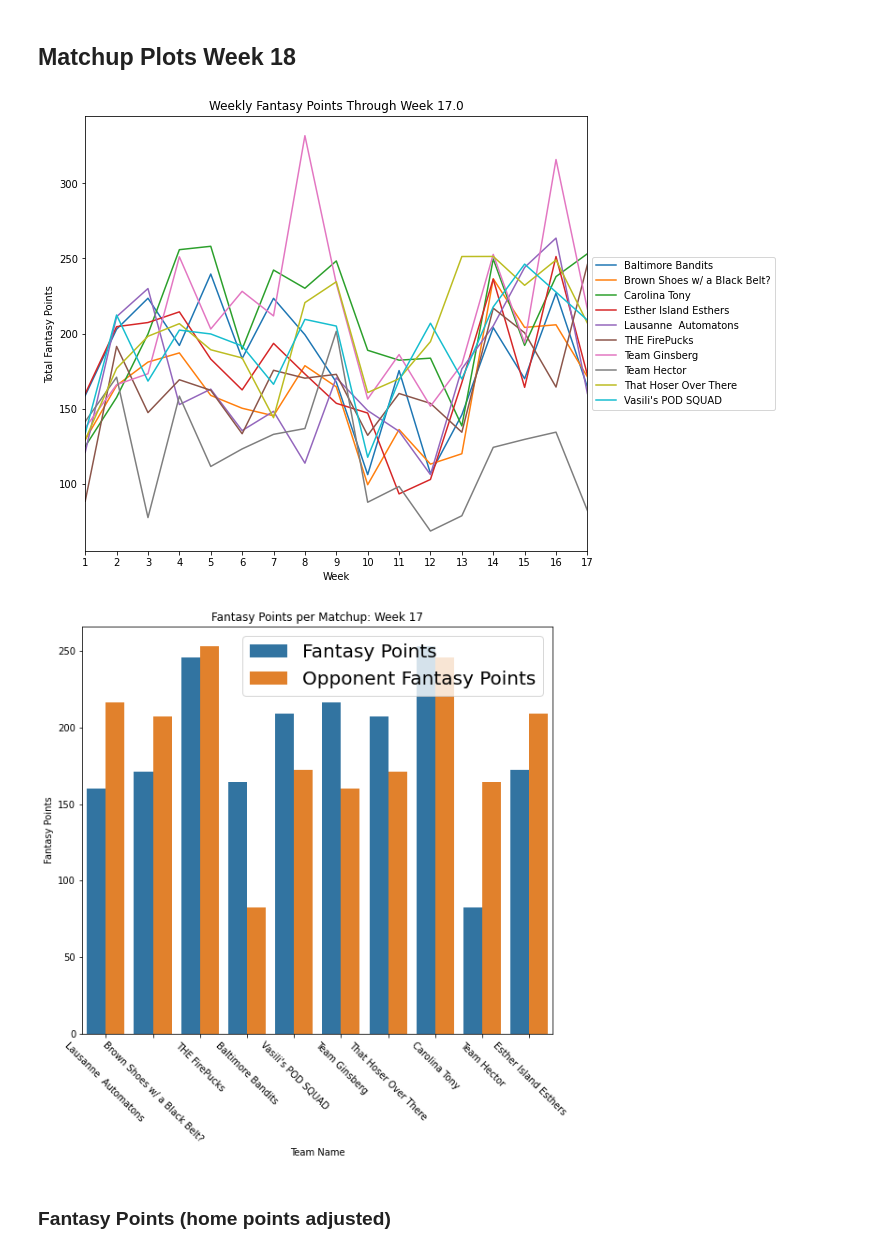
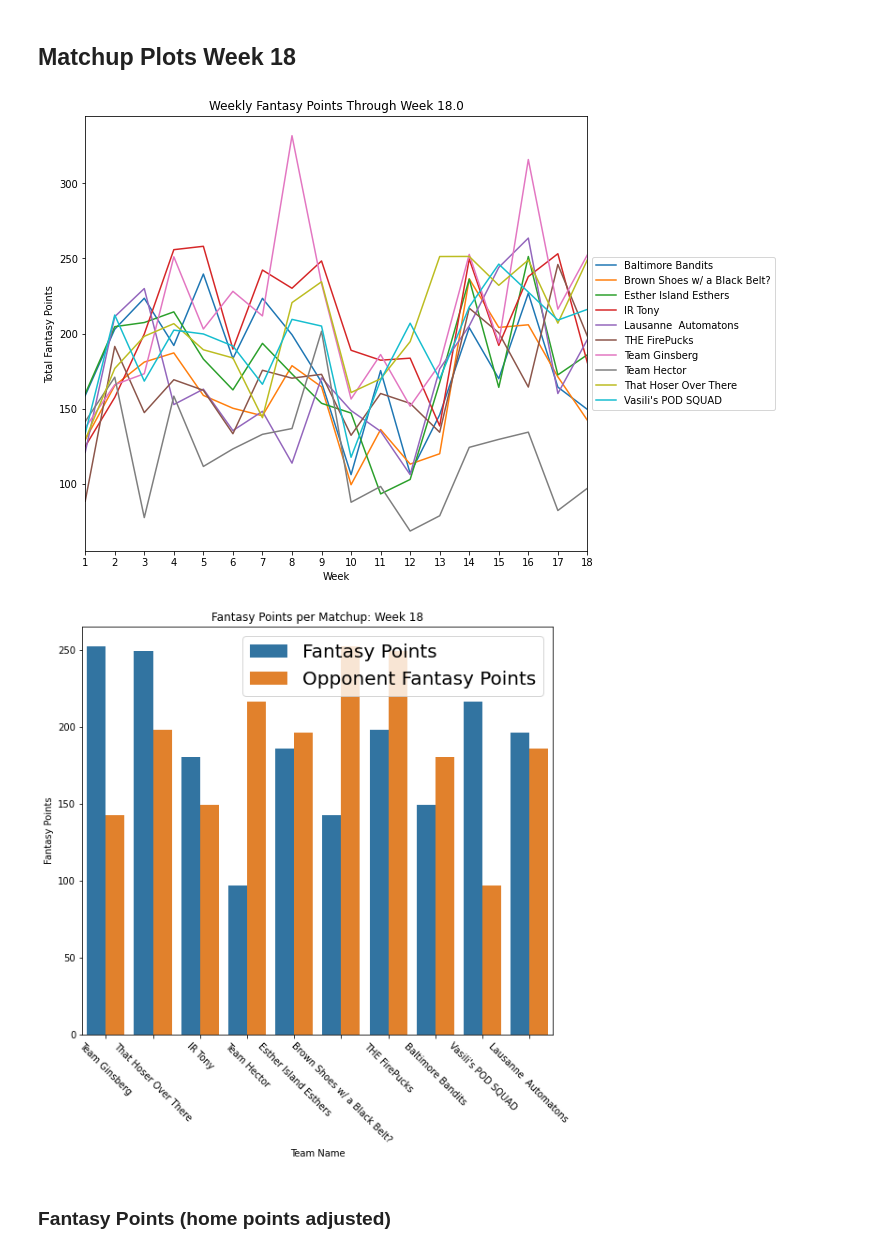
Before and after one commit to jwinik/DAHL-hockey-analytics, a Jupyter notebook: Weekly Reports/DAHL Week 18.ipynb, the cells around one changed output. Drawn from its saved outputs; the diff is of its cells as text; code cells hidden in the pictures.

```diff
--- a/Weekly Reports/DAHL Week 18.ipynb
+++ b/Weekly Reports/DAHL Week 18.ipynb
@@ -25,13 +25,16 @@ matchup_df_clean = create_matchup_df(1,week)
+# %%
+matchup_stats = create_matchup_df(1,week)
+matchup_stats = matchup_player_stats(matchup_stats, player_stats)
 # %% [markdown]
 ## Matchup Plots Week 18
 # %%
-plot_weekly_points(matchup_df_clean,week)
+plot_weekly_points(matchup_stats,week)
 # %% [output]
-[figure, old version]
+[figure, new version]
 # %%
-plot_week_bar(matchup_df_clean,week)
+plot_week_bar(matchup_stats,week)
 # %% [output]
-[figure, old version]
+[figure, new version]
 # %% [markdown]
 ### Fantasy Points (home points adjusted)
 # %%
```
Also changed, not shown: parts of 11 cells of this notebook, 6 other files.
